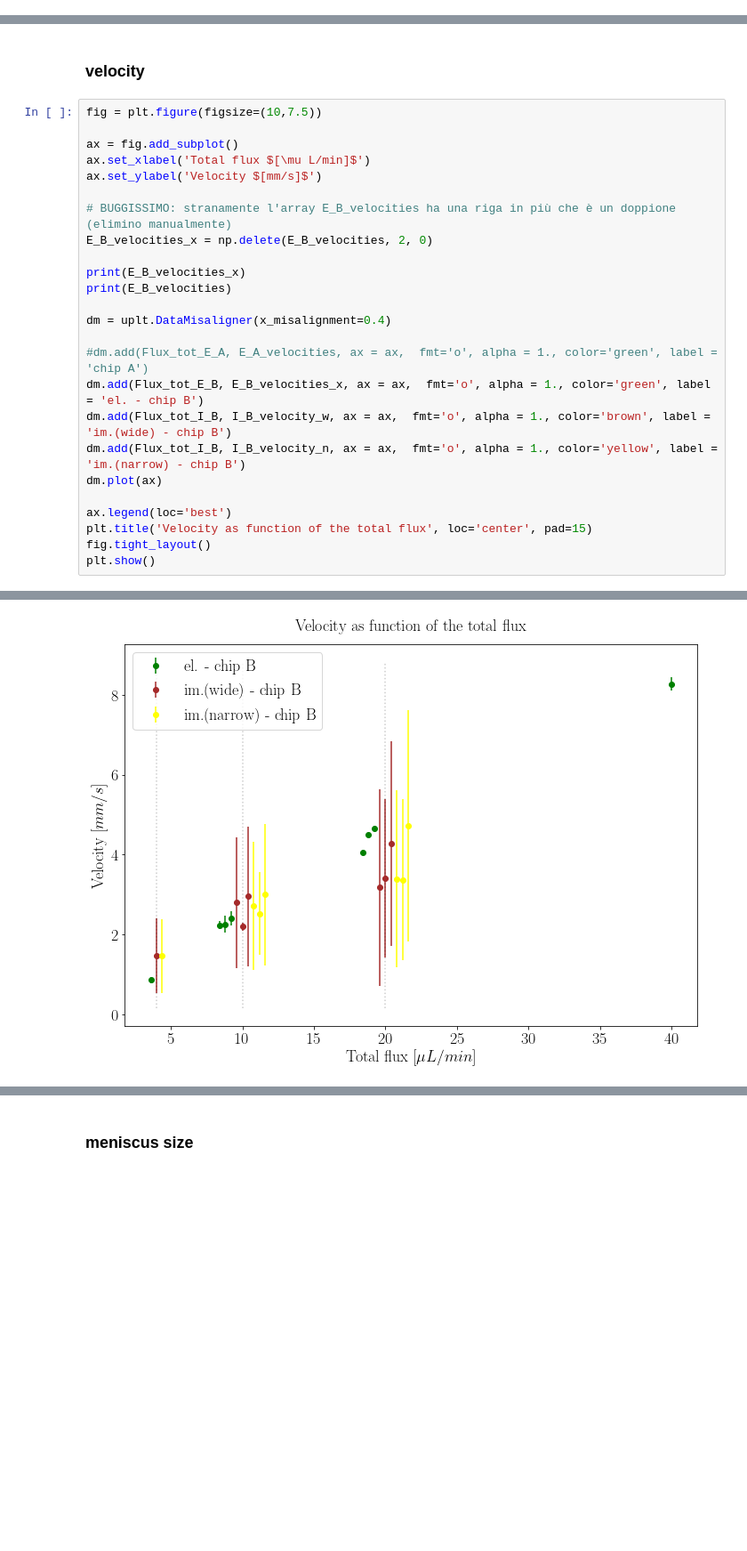
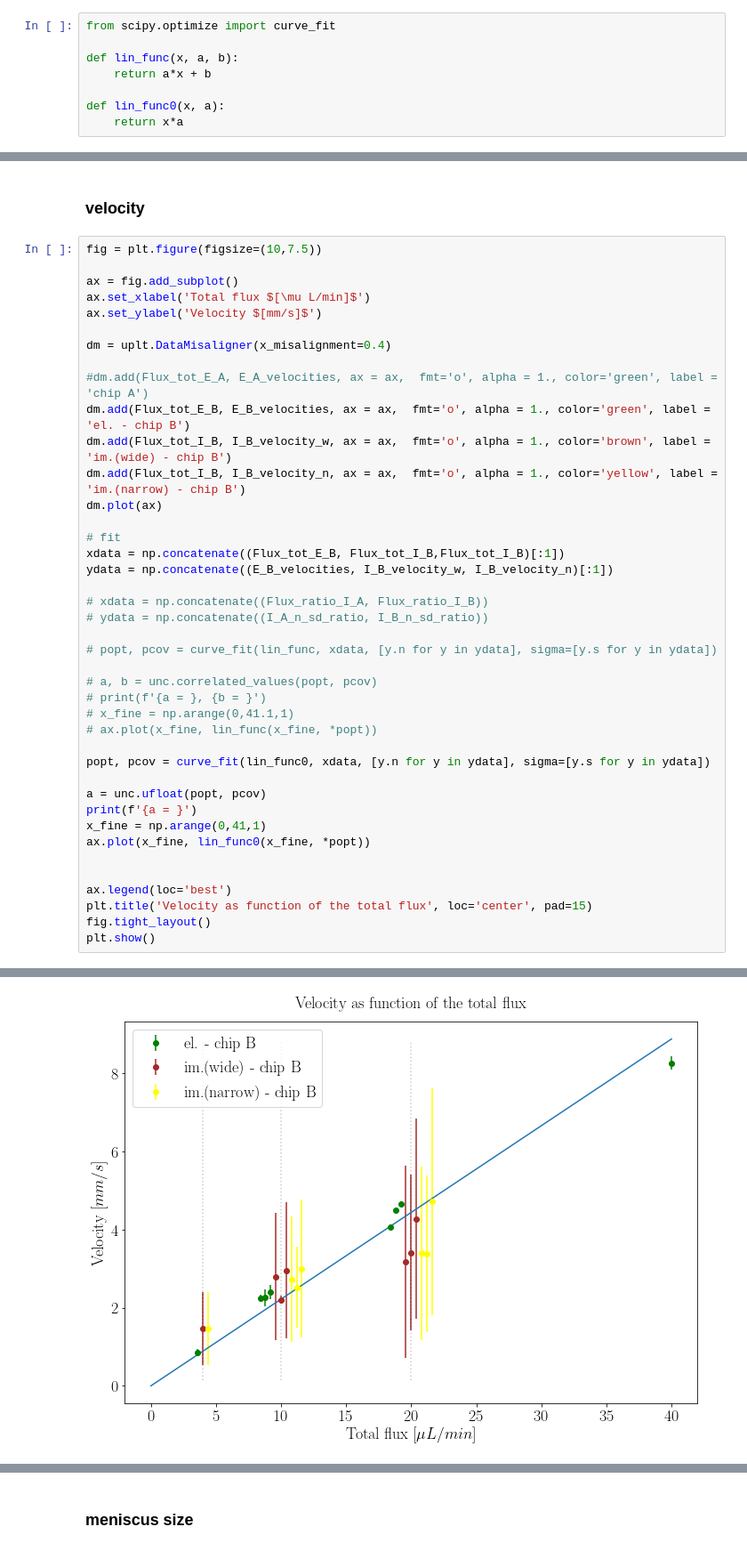
Before and after one commit to AlessandroLovo/T-junction, a Jupyter notebook: T-data/Results/Finisher_Rev2.ipynb, the cells around one changed output, grey strips where cells are left out. Shown at 89% size. Saved outputs shown, nothing was run; the diff lists cells and outputs as text; blank space fills up the shorter version.

```diff
--- a/T-data/Results/Finisher_Rev2.ipynb
+++ b/T-data/Results/Finisher_Rev2.ipynb
@@ -323,6 +323,14 @@ from importlib import reload
 reload(uplt)
 # %% [output]
 <module 'uplotlib' from '../../Software/Python/Library/uplotlib.py'>
+# %%
+from scipy.optimize import curve_fit
+
+def lin_func(x, a, b):
+    return a*x + b
+
+def lin_func0(x, a):
+    return x*a
 # %% [markdown]
 ### Wavelength (period) vs total flux
 # %%
@@ -430,19 +681,35 @@ ax = fig.add_subplot()
 ax.set_xlabel('Total flux $[\mu L/min]$')
 ax.set_ylabel('Velocity $[mm/s]$')
 
-# BUGGISSIMO: stranamente l'array E_B_velocities ha una riga in più che è un doppione (elimino manualmente)
-E_B_velocities_x = np.delete(E_B_velocities, 2, 0)
-
-print(E_B_velocities_x)
-print(E_B_velocities)
-
 dm = uplt.DataMisaligner(x_misalignment=0.4)
 
 #dm.add(Flux_tot_E_A, E_A_velocities, ax = ax,  fmt='o', alpha = 1., color='green', label = 'chip A')
-dm.add(Flux_tot_E_B, E_B_velocities_x, ax = ax,  fmt='o', alpha = 1., color='green', label = 'el. - chip B')
+dm.add(Flux_tot_E_B, E_B_velocities, ax = ax,  fmt='o', alpha = 1., color='green', label = 'el. - chip B')
 dm.add(Flux_tot_I_B, I_B_velocity_w, ax = ax,  fmt='o', alpha = 1., color='brown', label = 'im.(wide) - chip B')
 dm.add(Flux_tot_I_B, I_B_velocity_n, ax = ax,  fmt='o', alpha = 1., color='yellow', label = 'im.(narrow) - chip B')
 dm.plot(ax)
+
+# fit
+xdata = np.concatenate((Flux_tot_E_B, Flux_tot_I_B,Flux_tot_I_B)[:1])
+ydata = np.concatenate((E_B_velocities, I_B_velocity_w, I_B_velocity_n)[:1])
+
+# xdata = np.concatenate((Flux_ratio_I_A, Flux_ratio_I_B))
+# ydata = np.concatenate((I_A_n_sd_ratio, I_B_n_sd_ratio))
+
+# popt, pcov = curve_fit(lin_func, xdata, [y.n for y in ydata], sigma=[y.s for y in ydata])
+
+# a, b = unc.correlated_values(popt, pcov)
+# print(f'{a = }, {b = }')
+# x_fine = np.arange(0,41.1,1)
+# ax.plot(x_fine, lin_func(x_fine, *popt))
+
+popt, pcov = curve_fit(lin_func0, xdata, [y.n for y in ydata], sigma=[y.s for y in ydata])
+
+a = unc.ufloat(popt, pcov)
+print(f'{a = }')
+x_fine = np.arange(0,41,1)
+ax.plot(x_fine, lin_func0(x_fine, *popt))
+
 
 ax.legend(loc='best')
 plt.title('Velocity as function of the total flux', loc='center', pad=15)
@@ -469 +720 @@ plt.show()
-[figure, old version]
+[figure, new version]
```
Also changed, not shown: parts of 22 cells of this notebook, 1 other file.
